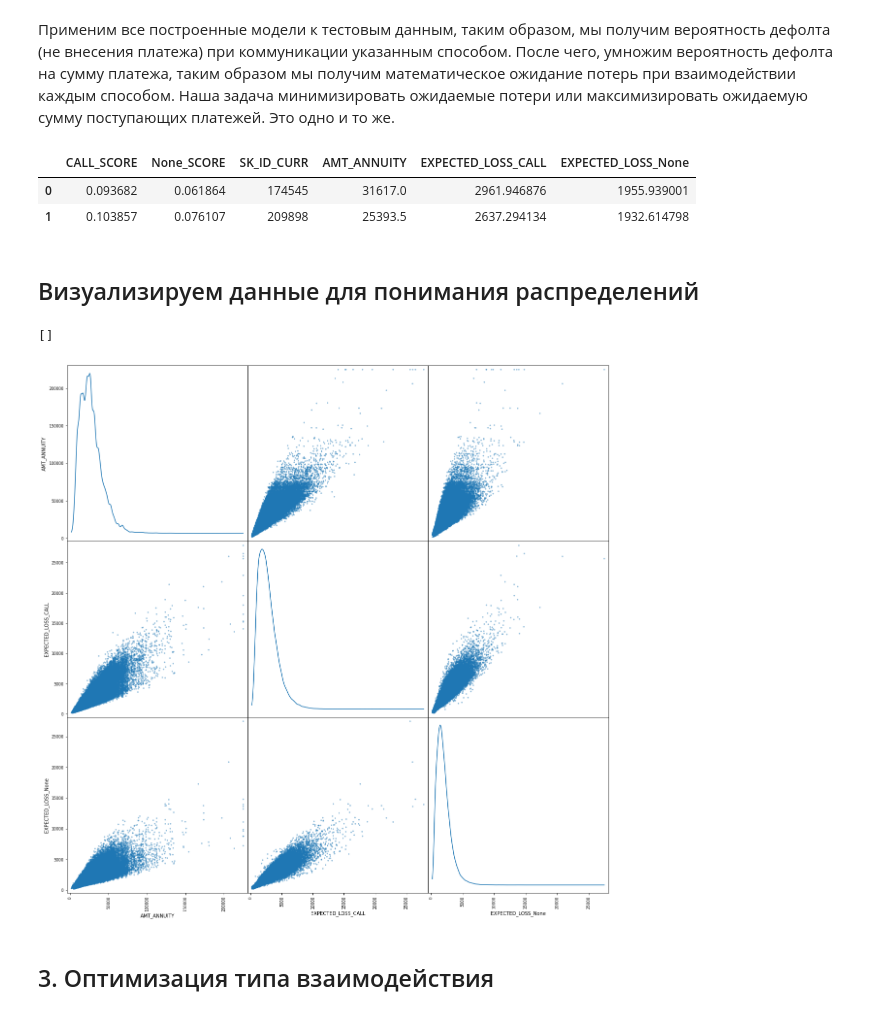
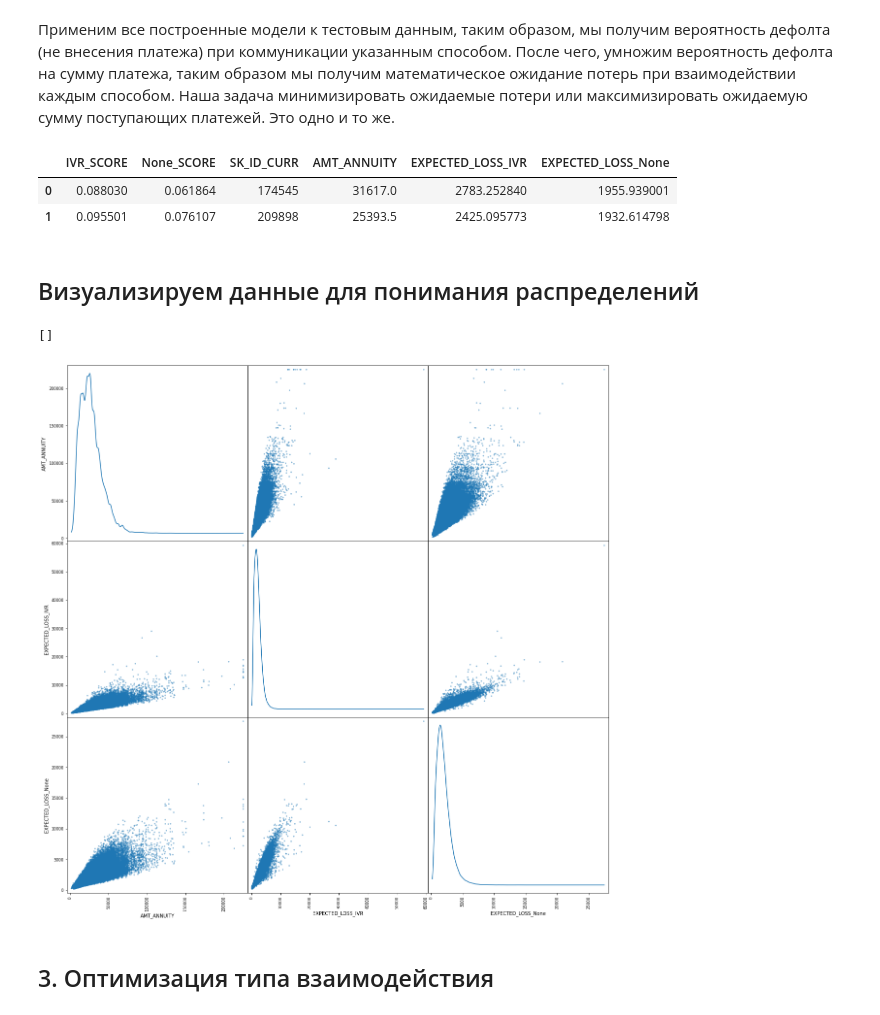
Before and after one commit to barinsm/GeekBrains, a Jupyter notebook: hw05.ipynb, the cells around one changed output. Saved outputs shown, nothing was run; the diff lists cells and outputs as text; code cells hidden in the pictures.

```diff
--- a/hw05.ipynb
+++ b/hw05.ipynb
@@ -171,7 +171,7 @@ params = {
     "n_jobs": 6
 }
 
-for comm_type in ["SMS", "None"]:
+for comm_type in ["IVR", "None"]:
 
     model = fit_model(
         X=x_train,
@@ -183,7 +186,7 @@ for comm_type in ["SMS", "None"]:
 # %%
 # Оценка качества модели
 
-for comm_type in ["SMS", "None"]:
+for comm_type in ["IVR", "None"]:
     model = models[f"{comm_type}_model"]
     score = evaluate_model(
         X=x_test,
@@ -272,29 +275,29 @@ y_pred_test = y_pred_test.dropna().reset_index(drop=True)
 
 y_pred_test.head(n=2)
 # %% [output]
-|  | CALL_SCORE | None_SCORE | SK_ID_CURR | AMT_ANNUITY | EXPECTED_LOSS_CALL | EXPECTED_LOSS_None |
-| 0 | 0.093682 | 0.061864 | 174545 | 31617.0 | 2961.946876 | 1955.939001 |
-| 1 | 0.103857 | 0.076107 | 209898 | 25393.5 | 2637.294134 | 1932.614798 |
+|  | IVR_SCORE | None_SCORE | SK_ID_CURR | AMT_ANNUITY | EXPECTED_LOSS_IVR | EXPECTED_LOSS_None |
+| 0 | 0.088030 | 0.061864 | 174545 | 31617.0 | 2783.252840 | 1955.939001 |
+| 1 | 0.095501 | 0.076107 | 209898 | 25393.5 | 2425.095773 | 1932.614798 |
 # %% [markdown]
 ## Визуализируем данные для понимания распределений
 # %%
 figsize = (20, 20)
 
 cols_to_plot = [
     "AMT_ANNUITY",
-    "EXPECTED_LOSS_CALL",
+    "EXPECTED_LOSS_IVR",
     "EXPECTED_LOSS_None"
 ]
 
 scatter_matrix(
     frame=y_pred_test[cols_to_plot],
     figsize=figsize,
     diagonal="kde"
 )
 plt.plot()
 # %% [output]
 []
-[figure, old version]
+[figure, new version]
 # %% [markdown]
 ## 3. Оптимизация типа взаимодействия
 # %%
```
Also changed, not shown: parts of 5 cells of this notebook.
